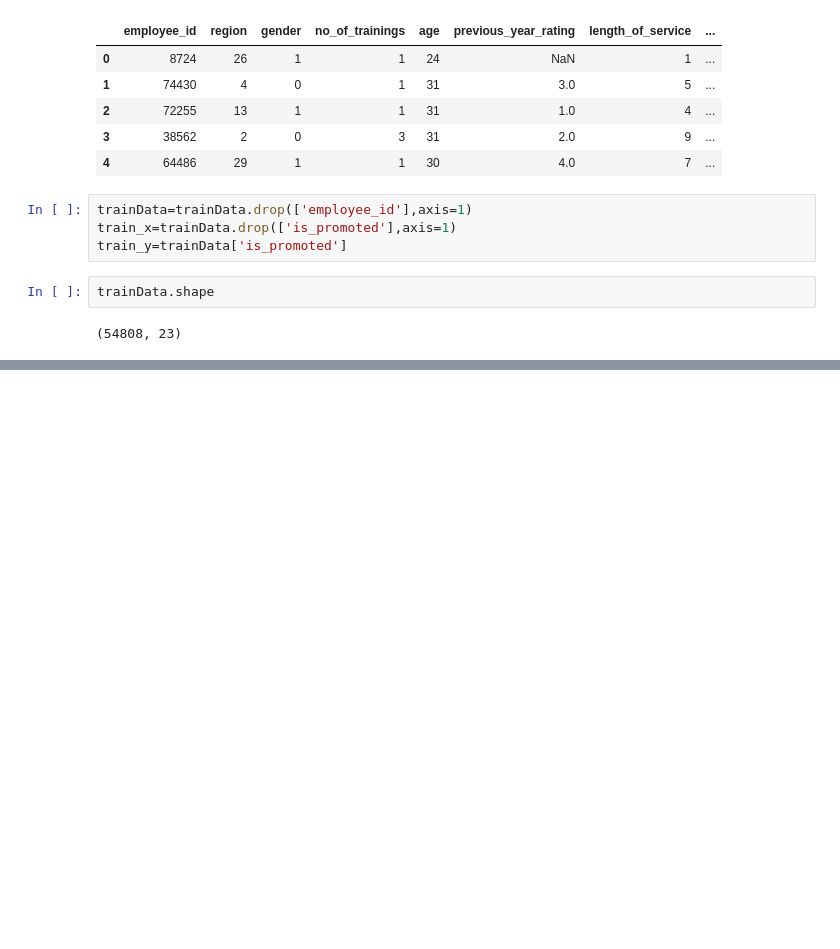
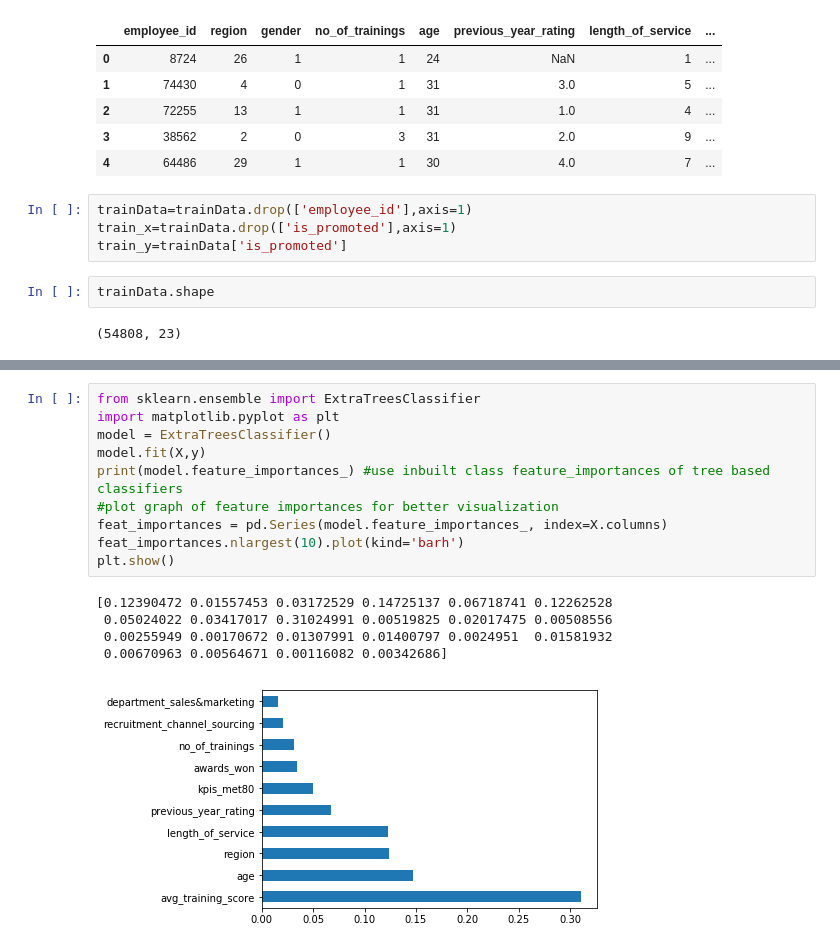
Before and after one commit to krsna540/Hackthons, a Jupyter notebook: HRAnalytics.ipynb, the cells around one changed output, grey strips where cells are left out. Cells and saved outputs as stored; diff of their text form; blank space fills up the shorter version.

```diff
--- a/HRAnalytics.ipynb
+++ b/HRAnalytics.ipynb
@@ -119,0 +144,16 @@ print(featureScores.nlargest(15,'Score'))  #print 10 best features
+# %%
+from sklearn.ensemble import ExtraTreesClassifier
+import matplotlib.pyplot as plt
+model = ExtraTreesClassifier()
+model.fit(X,y)
+print(model.feature_importances_) #use inbuilt class feature_importances of tree based classifiers
+#plot graph of feature importances for better visualization
+feat_importances = pd.Series(model.feature_importances_, index=X.columns)
+feat_importances.nlargest(10).plot(kind='barh')
+plt.show()
+# %% [output]
+[0.12390472 0.01557453 0.03172529 0.14725137 0.06718741 0.12262528
+ 0.05024022 0.03417017 0.31024991 0.00519825 0.02017475 0.00508556
+ 0.00255949 0.00170672 0.01307991 0.01400797 0.0024951  0.01581932
+ 0.00670963 0.00564671 0.00116082 0.00342686]
+[figure, added]
```
Also changed, not shown: parts of 10 cells of this notebook.
